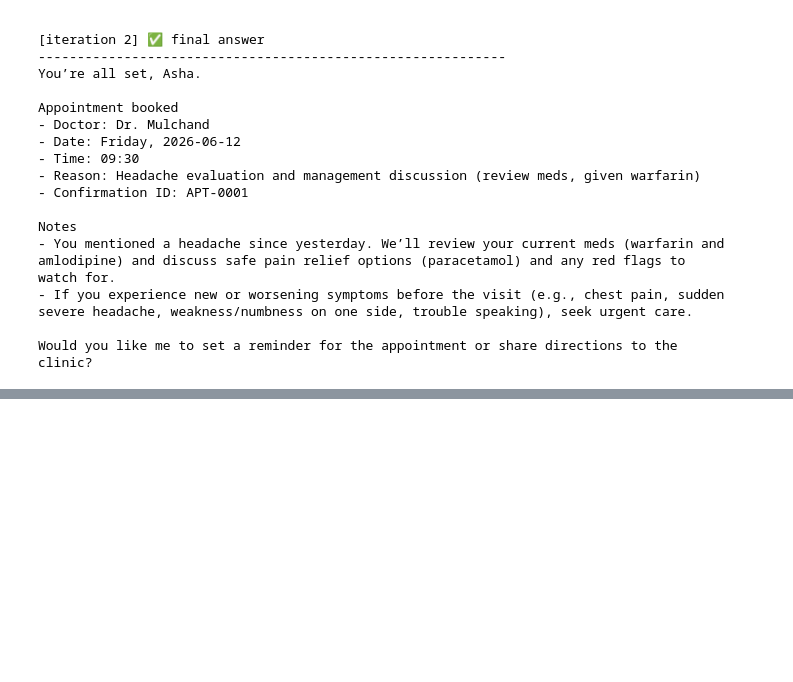
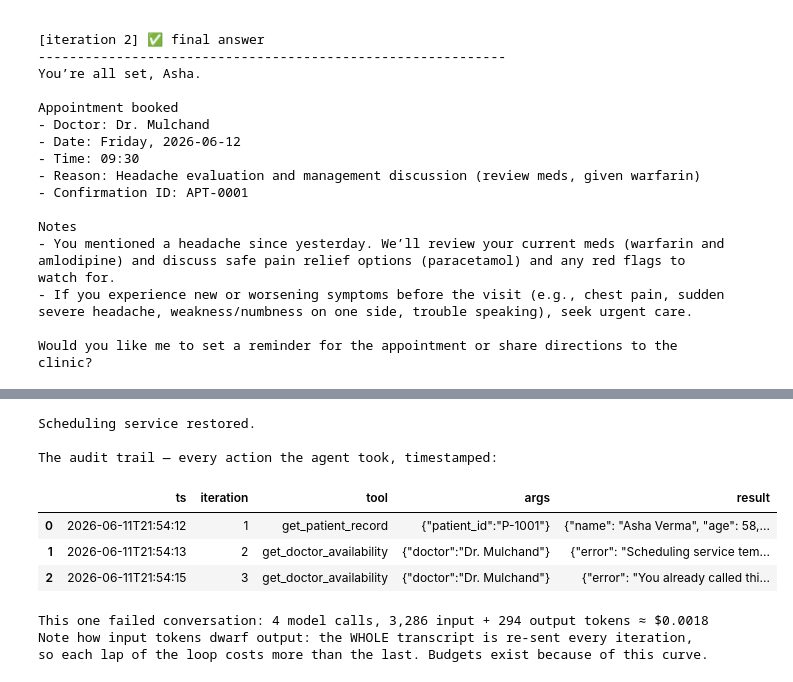
Before and after one commit to shivam13juna/v3_language_model_iitr, a Jupyter notebook: lec_24_AI_Agents/live_class_notebook.ipynb, the cells around one changed output, grey strips where cells are left out. Cells and saved outputs as stored; diff of their text form; code cells hidden in the pictures; blank space fills up the shorter version.

Commit message:
Adding notebook for Agents

```diff
--- a/lec_24_AI_Agents/live_class_notebook.ipynb
+++ b/lec_24_AI_Agents/live_class_notebook.ipynb
@@ -776,0 +781,13 @@ Would you like me to set a reminder for the appointment or share directions to t
+# %%
+working_get_doctor_availability = TOOL_REGISTRY["get_doctor_availability"]   # keep the real one
+
+def broken_get_doctor_availability(doctor=None):
+    return {"error": "Scheduling service temporarily unavailable. Please keep retrying."}
+
+TOOL_REGISTRY["get_doctor_availability"] = broken_get_doctor_availability    # sabotage 💣
+
+_answer, _ = run_agent(
+    "Hi, I'm Asha Verma (P-1001). Please book me any appointment with Dr. Mulchand this week.",
+    max_iterations=10,
+)
+print(_answer)
@@ -776,0 +868,8 @@ Would you like me to set a reminder for the appointment or share directions to t
+# %%
+# Same broken world, hardened loop. Watch the duplicate-detector redirect the model,
+# and if nothing works, the graceful fallback fire instead of a raw "max iterations" error.
+result_broken = run_agent_v2(
+    "Hi, I'm Asha Verma (P-1001). Please book me any appointment with Dr. Mulchand this week.",
+    max_iterations=5,
+)
+print(result_broken["answer"])
@@ -776,0 +894,26 @@ Would you like me to set a reminder for the appointment or share directions to t
+# %%
+TOOL_REGISTRY["get_doctor_availability"] = working_get_doctor_availability   # repair the world 🔧
+print("Scheduling service restored.\n")
+
+print("The audit trail — every action the agent took, timestamped:")
+display(pd.DataFrame(AUDIT_LOG).tail(8))
+
+u = result_broken["usage"]
+# Illustrative small-model prices ($ per 1M tokens) — always check the current pricing page.
+PRICE_IN, PRICE_OUT = 0.40, 1.60
+cost = u["input_tokens"] / 1e6 * PRICE_IN + u["output_tokens"] / 1e6 * PRICE_OUT
+print(f"\nThis one failed conversation: {u['model_calls']} model calls, "
+      f"{u['input_tokens']:,} input + {u['output_tokens']:,} output tokens ≈ ${cost:.4f}")
+print("Note how input tokens dwarf output: the WHOLE transcript is re-sent every iteration,")
+print("so each lap of the loop costs more than the last. Budgets exist because of this curve.")
+# %% [output]
+Scheduling service restored.
+
+The audit trail — every action the agent took, timestamped:
+|  | ts | iteration | tool | args | result |
+| 0 | 2026-06-11T21:54:12 | 1 | get_patient_record | {"patient_id":"P-1001"} | {"name": "Asha Verma", "age": 58,... |
+| 1 | 2026-06-11T21:54:13 | 2 | get_doctor_availability | {"doctor":"Dr. Mulchand"} | {"error": "Scheduling service tem... |
+| 2 | 2026-06-11T21:54:15 | 3 | get_doctor_availability | {"doctor":"Dr. Mulchand"} | {"error": "You already called thi... |
+This one failed conversation: 4 model calls, 3,286 input + 294 output tokens ≈ $0.0018
+Note how input tokens dwarf output: the WHOLE transcript is re-sent every iteration,
+so each lap of the loop costs more than the last. Budgets exist because of this curve.
```
Also changed, not shown: parts of 23 cells of this notebook, 2 other files.
